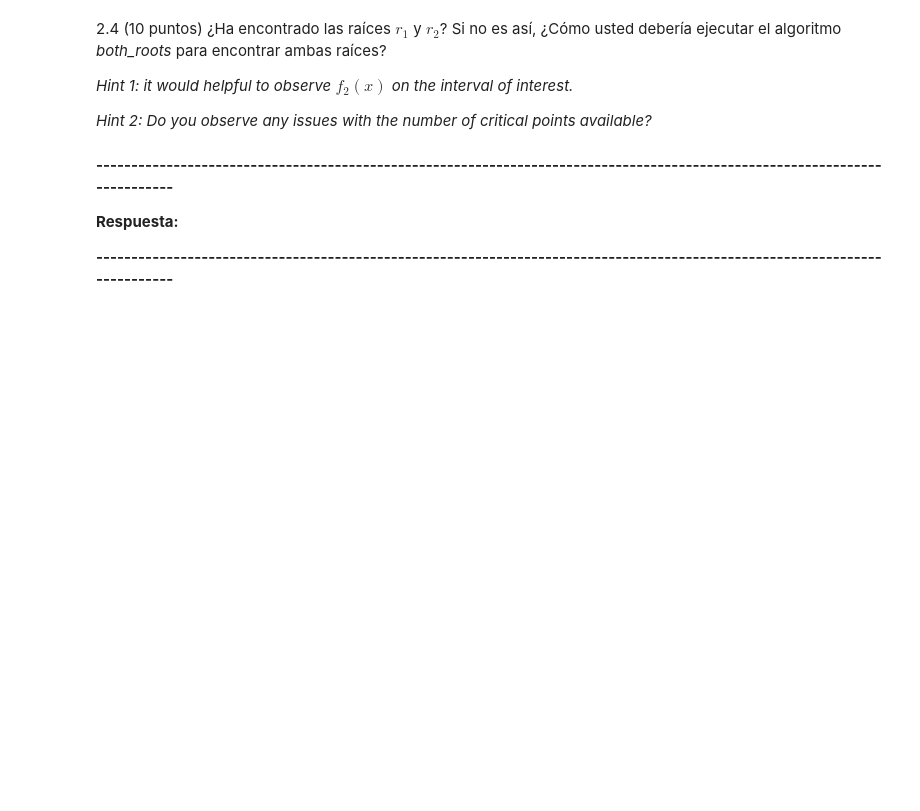
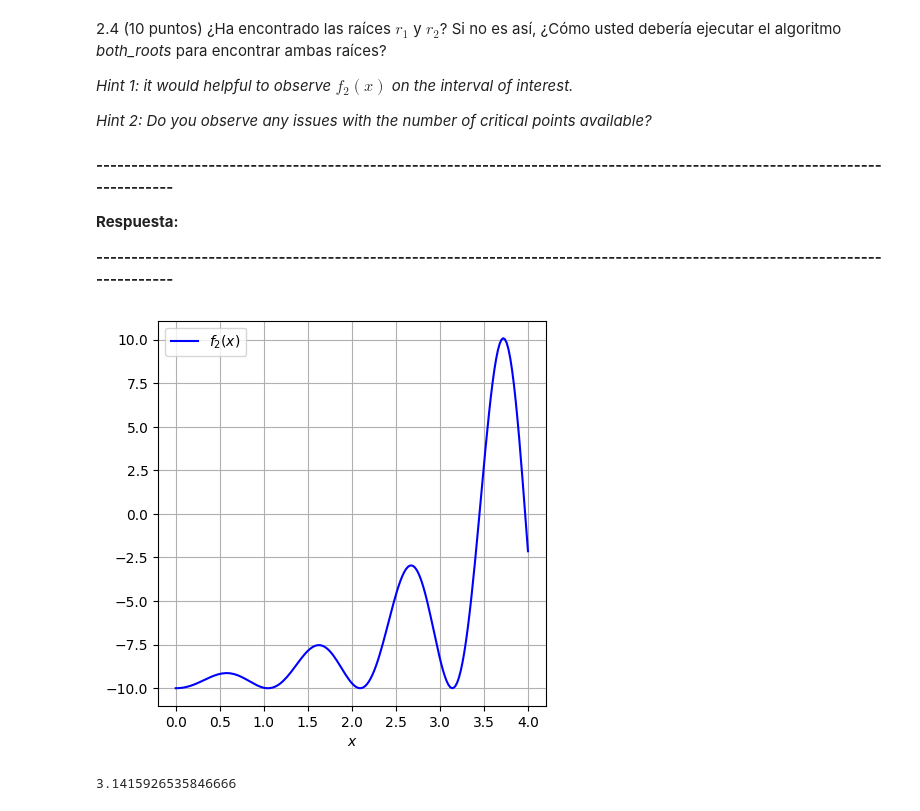
Before and after one commit to floraciendo/Tareas-CC, a Jupyter notebook: Tarea_1/ramirez_sancristoful_tarea_1.ipynb, the cells around one changed output. Cells and saved outputs as stored; diff of their text form; code cells hidden in the pictures; blank space fills up the shorter version.

```diff
--- a/ramirez_sancristoful_tarea_1.ipynb
+++ b/Tarea_1/ramirez_sancristoful_tarea_1.ipynb
@@ -245,5 +256,18 @@ both_roots(f2,0.,4.,h)
 # %%
 #acá va su codigo
 #--------------------------------
-
+plt.figure(figsize=(5,5))
+x = np.linspace(0.,4.,200)
+y = f2(x)
+plt.plot(x,y,'b-', label='$f_2(x)$', markersize=10)
+plt.grid(True)
+plt.xlabel(r'$x$')
+plt.legend(loc='best')
+plt.show()
 #--------------------------------
+# %% [output]
+[figure, added]
+# %%
+critical_point(f2, 0., 4., h)
+# %% [output]
+3.1415926535846666
```
Also changed, not shown: parts of 6 cells of this notebook.
